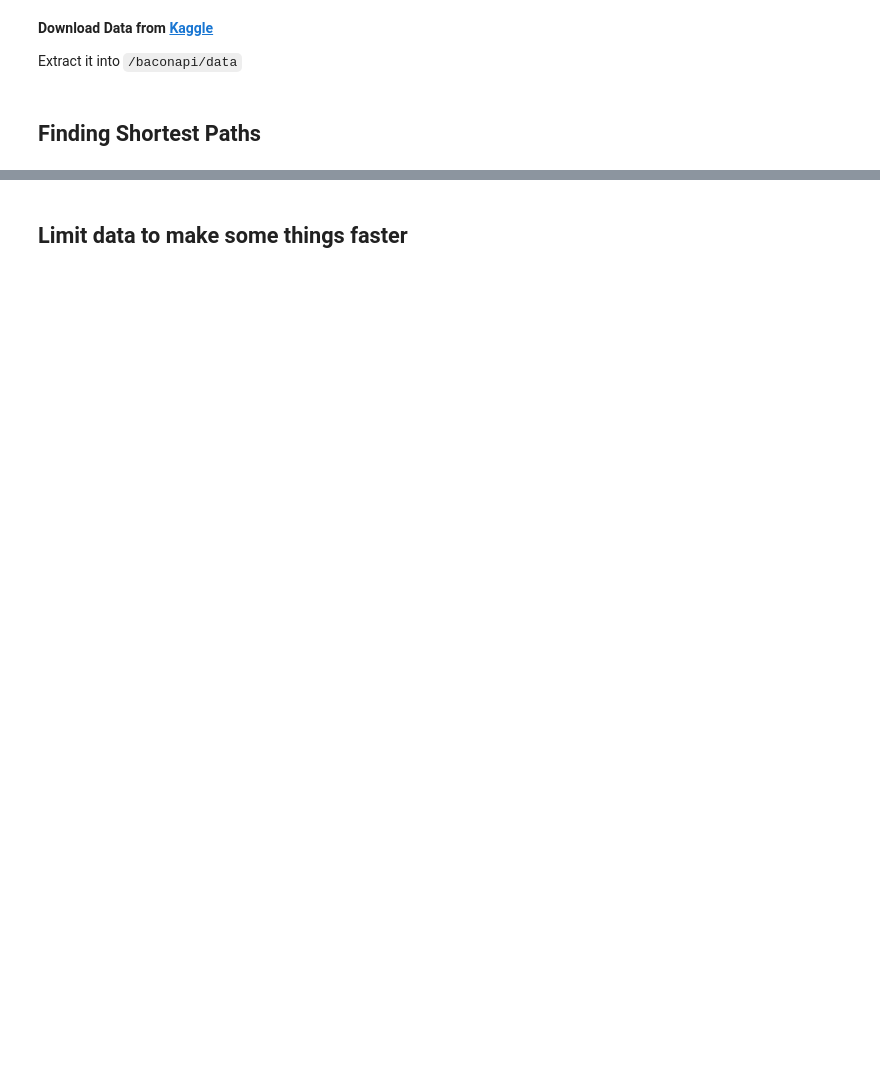
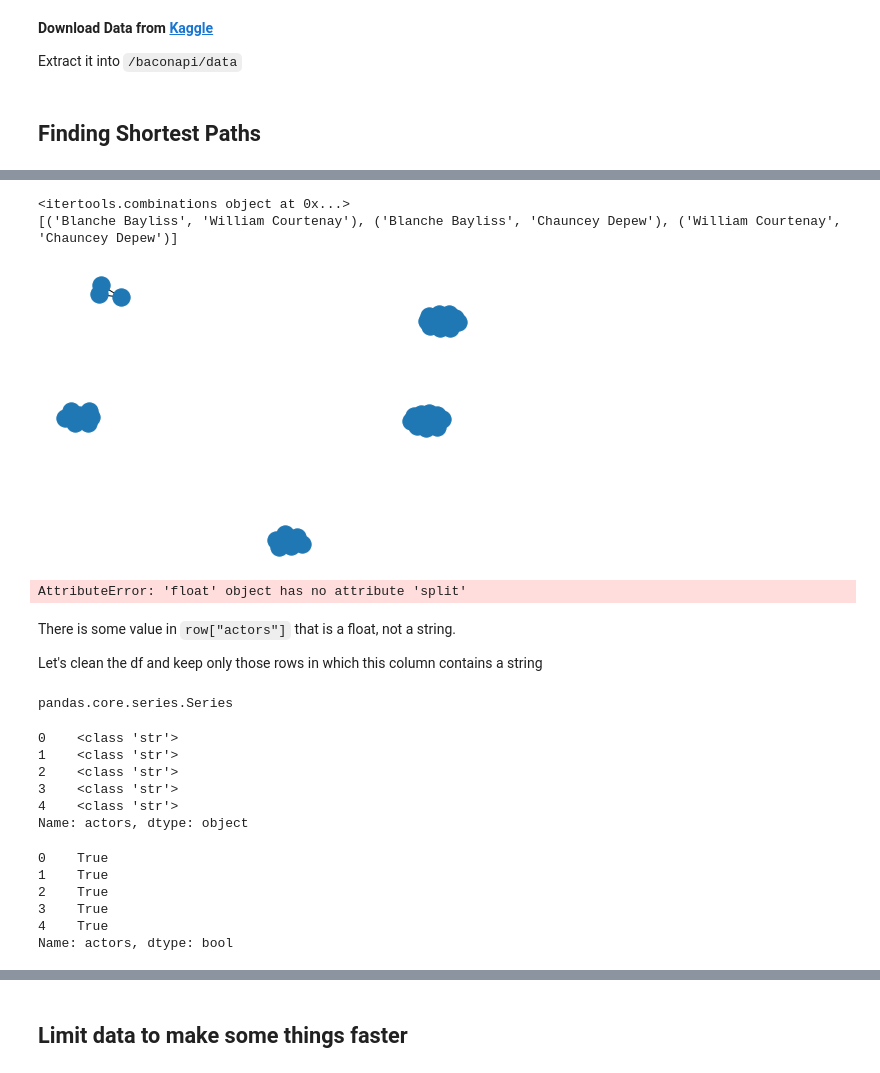
Before and after one commit to Ironhack-Data-Madrid-Enero-2021/Classroom-Materials, a Jupyter notebook: week_06/03.2-shortest_path_centrality.ipynb, the cells around one changed output, grey strips where cells are left out. Cells and saved outputs as stored; diff of their text form; code cells hidden in the pictures; blank space fills up the shorter version.

```diff
--- a/week_06/03.2-shortest_path_centrality.ipynb
+++ b/week_06/03.2-shortest_path_centrality.ipynb
@@ -22,0 +66,4 @@ nx.draw_networkx(G)
+# %%
+for ind, row in movies.iloc[:5].iterrows():
+    cast = [actor.strip() for actor in row["actors"].split(",")]
+    print(cast)
@@ -23 +76,55 @@ nx.draw_networkx(G)
+# %%
+for ind, row in movies.iloc[:5].iterrows():
+    cast = [actor.strip() for actor in row["actors"].split(",")]
+    comb = combinations(cast,2)
+    print(comb)
+    print(list(comb))
+    break
+# %% [output]
+<itertools.combinations object at 0x...>
+[('Blanche Bayliss', 'William Courtenay'), ('Blanche Bayliss', 'Chauncey Depew'), ('William Courtenay', 'Chauncey Depew')]
+# %%
+G = nx.Graph()
+for ind, row in movies.iloc[:5].iterrows():
+    cast = [actor.strip() for actor in row["actors"].split(",")]
+    comb = combinations(cast,2)
+    G.add_edges_from(comb)
+# %%
+nx.draw(G)
+# %% [output]
+[figure, added]
+# %%
+G = nx.Graph()
+for ind, row in movies.iterrows():
+    cast = [actor.strip() for actor in row["actors"].split(",")]
+    comb = combinations(cast,2)
+    G.add_edges_from(comb)
+# %% [output]
+AttributeError: 'float' object has no attribute 'split'
+# %% [markdown]
+There is some value in `row["actors"]` that is a float, not a string.
+
+Let's clean the df and keep only those rows in which this column contains a string
+# %%
+type(movies["actors"])
+# %% [output]
+pandas.core.series.Series
+# %%
+movies["actors"].apply(lambda x: type(x)).head()
+# %% [output]
+0    <class 'str'>
+1    <class 'str'>
+2    <class 'str'>
+3    <class 'str'>
+4    <class 'str'>
+Name: actors, dtype: object
+# %%
+movies["actors"].apply(lambda x: type(x) == str).head()
+# %% [output]
+0    True
+1    True
+2    True
+3    True
+4    True
+Name: actors, dtype: bool
 # %%
```
Also changed, not shown: parts of 86 cells of this notebook, 2 other files.
